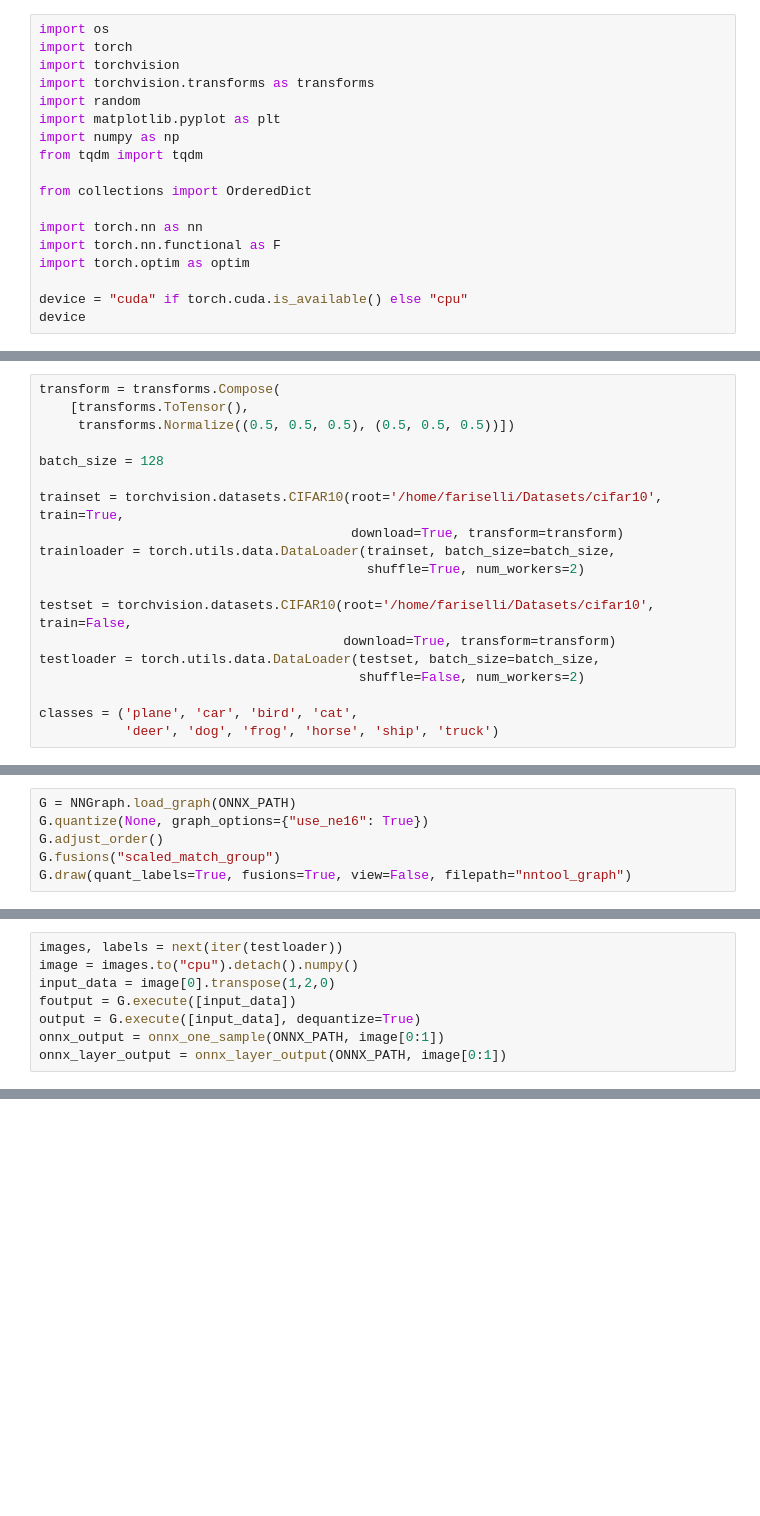
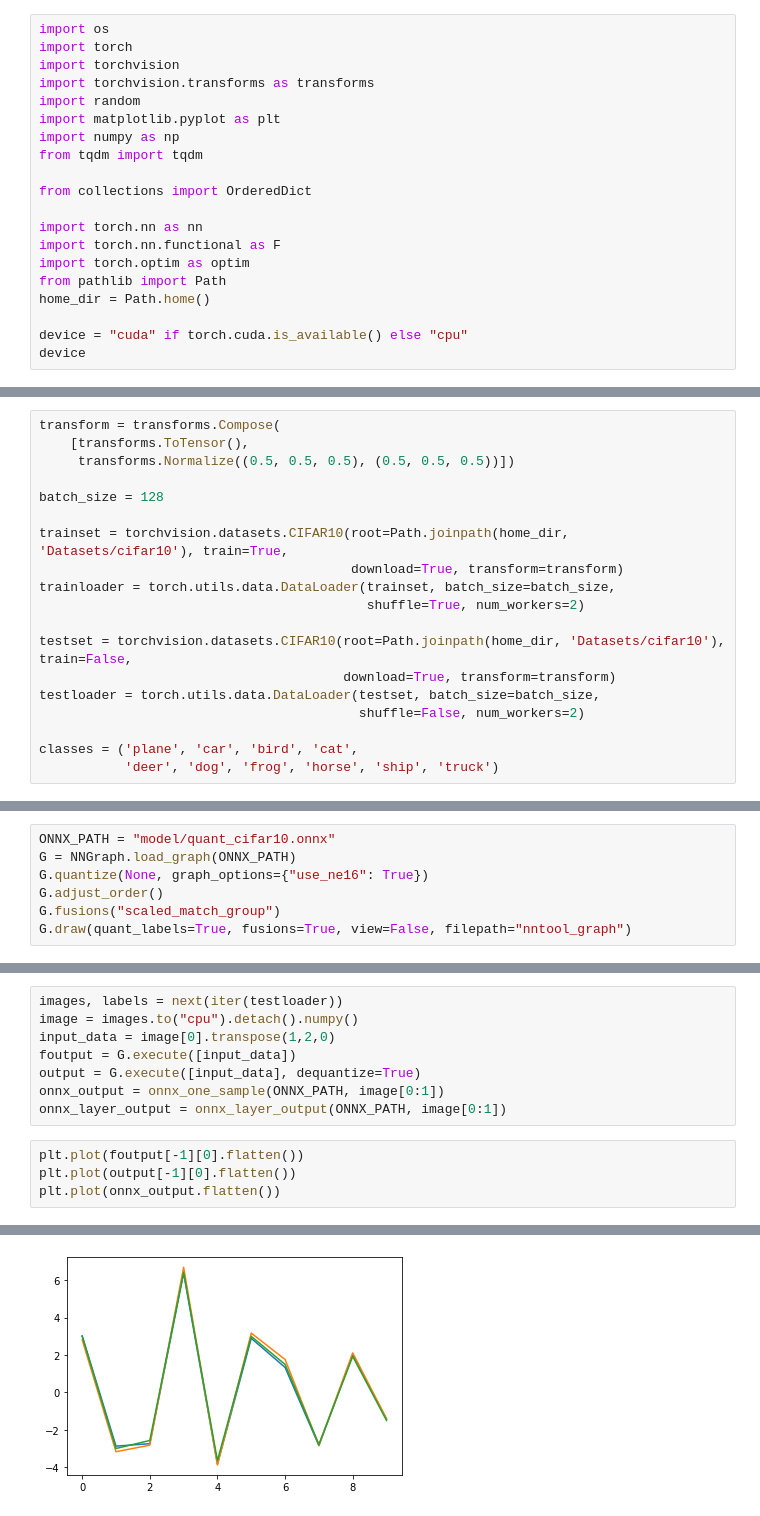
Before and after one commit to GreenWaves-Technologies/cifar10_quant_import, a Jupyter notebook: cifar10_training_pytorch.ipynb, the cells around one changed output, grey strips where cells are left out. Drawn from its saved outputs; the diff is of its cells as text; blank space fills up the shorter version.

```diff
--- a/cifar10_training_pytorch.ipynb
+++ b/cifar10_training_pytorch.ipynb
@@ -13,6 +13,8 @@ from collections import OrderedDict
 import torch.nn as nn
 import torch.nn.functional as F
 import torch.optim as optim
+from pathlib import Path
+home_dir = Path.home()
 
 device = "cuda" if torch.cuda.is_available() else "cpu"
 device
@@ -29,12 +31,12 @@ transform = transforms.Compose(
 
 batch_size = 128
 
-trainset = torchvision.datasets.CIFAR10(root='/home/fariselli/Datasets/cifar10', train=True,
+trainset = torchvision.datasets.CIFAR10(root=Path.joinpath(home_dir, 'Datasets/cifar10'), train=True,
                                         download=True, transform=transform)
 trainloader = torch.utils.data.DataLoader(trainset, batch_size=batch_size,
                                           shuffle=True, num_workers=2)
 
-testset = torchvision.datasets.CIFAR10(root='/home/fariselli/Datasets/cifar10', train=False,
+testset = torchvision.datasets.CIFAR10(root=Path.joinpath(home_dir, 'Datasets/cifar10'), train=False,
                                        download=True, transform=transform)
 testloader = torch.utils.data.DataLoader(testset, batch_size=batch_size,
                                          shuffle=False, num_workers=2)
@@ -414,6 +420,7 @@ NameError: name 'ONNX_PATH' is not defined
 # %%
 from nntool.api import NNGraph
 # %%
+ONNX_PATH = "model/quant_cifar10.onnx"
 G = NNGraph.load_graph(ONNX_PATH)
 G.quantize(None, graph_options={"use_ne16": True})
 G.adjust_order()
@@ -487,3 +478,8 @@ foutput = G.execute([input_data])
 output = G.execute([input_data], dequantize=True)
 onnx_output = onnx_one_sample(ONNX_PATH, image[0:1])
 onnx_layer_output = onnx_layer_output(ONNX_PATH, image[0:1])
+# %%
+plt.plot(foutput[-1][0].flatten())
+plt.plot(output[-1][0].flatten())
+plt.plot(onnx_output.flatten())
+# %% [output]
@@ -490 +487,2 @@ onnx_layer_output = onnx_layer_output(ONNX_PATH, image[0:1])
+[figure, added]
 # %%
```
Also changed, not shown: parts of 24 cells of this notebook, 11 other files.
